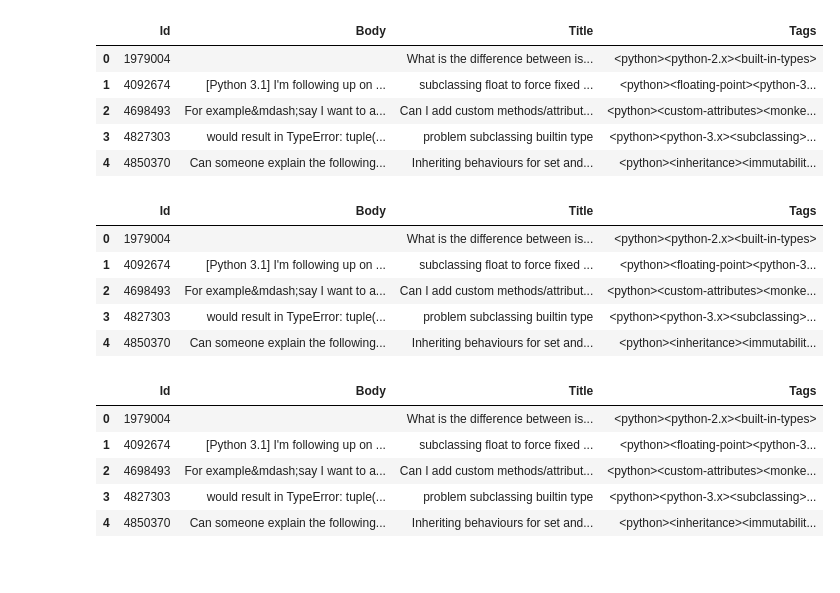
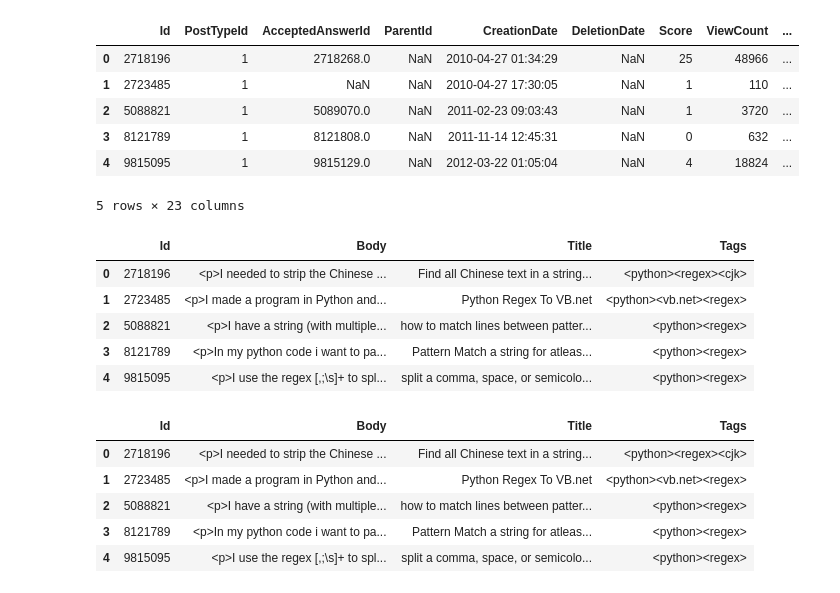
Before and after one commit to ece1786-2022/PyOverflow, a Jupyter notebook: test_data_processing.ipynb, the cells around one changed output. Cells and saved outputs as stored; diff of their text form; code cells hidden in the pictures.

```diff
--- a/test_data_processing.ipynb
+++ b/test_data_processing.ipynb
@@ -1,28 +1,28 @@
 # %%
 # import csv files from data/test_data
 import pandas as pd
 
-
-data = pd.read_csv('data/Test/built-in types.csv')
+data = pd.read_csv('data/Test/regex.csv')
 data.head()
 # %% [output]
-|  | Id | Body | Title | Tags |
-| 0 | 1979004 |  | What is the difference between is... | <python><python-2.x><built-in-types> |
-| 1 | 4092674 | [Python 3.1] I'm following up on ... | subclassing float to force fixed ... | <python><floating-point><python-3... |
-| 2 | 4698493 | For example&mdash;say I want to a... | Can I add custom methods/attribut... | <python><custom-attributes><monke... |
-| 3 | 4827303 | would result in TypeError: tuple(... | problem subclassing builtin type | <python><python-3.x><subclassing>... |
-| 4 | 4850370 | Can someone explain the following... | Inheriting behaviours for set and... | <python><inheritance><immutabilit... |
+|  | Id | PostTypeId | AcceptedAnswerId | ParentId | CreationDate | DeletionDate | Score | ViewCount | ... |
+| 0 | 2718196 | 1 | 2718268.0 | NaN | 2010-04-27 01:34:29 | NaN | 25 | 48966 | ... |
+| 1 | 2723485 | 1 | NaN | NaN | 2010-04-27 17:30:05 | NaN | 1 | 110 | ... |
+| 2 | 5088821 | 1 | 5089070.0 | NaN | 2011-02-23 09:03:43 | NaN | 1 | 3720 | ... |
+| 3 | 8121789 | 1 | 8121808.0 | NaN | 2011-11-14 12:45:31 | NaN | 0 | 632 | ... |
+| 4 | 9815095 | 1 | 9815129.0 | NaN | 2012-03-22 01:05:04 | NaN | 4 | 18824 | ... |
+5 rows × 23 columns
 # %%
 # remove all the columns except for id, body, title and tags
 data = data[['Id', 'Body', 'Title', 'Tags']]
 data.head()
 # %% [output]
 |  | Id | Body | Title | Tags |
-| 0 | 1979004 |  | What is the difference between is... | <python><python-2.x><built-in-types> |
-| 1 | 4092674 | [Python 3.1] I'm following up on ... | subclassing float to force fixed ... | <python><floating-point><python-3... |
-| 2 | 4698493 | For example&mdash;say I want to a... | Can I add custom methods/attribut... | <python><custom-attributes><monke... |
-| 3 | 4827303 | would result in TypeError: tuple(... | problem subclassing builtin type | <python><python-3.x><subclassing>... |
-| 4 | 4850370 | Can someone explain the following... | Inheriting behaviours for set and... | <python><inheritance><immutabilit... |
+| 0 | 2718196 | <p>I needed to strip the Chinese ... | Find all Chinese text in a string... | <python><regex><cjk> |
+| 1 | 2723485 | <p>I made a program in Python and... | Python Regex To VB.net | <python><vb.net><regex> |
+| 2 | 5088821 | <p>I have a string (with multiple... | how to match lines between patter... | <python><regex> |
+| 3 | 8121789 | <p>In my python code i want to pa... | Pattern Match a string for atleas... | <python><regex> |
+| 4 | 9815095 | <p>I use the regex [,;\s]+ to spl... | split a comma, space, or semicolo... | <python><regex> |
 # %%
 # remove everything in between <code> and </code> tags
 # remove all the html tags
@@ -34,11 +34,11 @@ data['Body'] = data['Body'].apply(remove_code_tags)
 data.head()
 # %% [output]
 |  | Id | Body | Title | Tags |
-| 0 | 1979004 |  | What is the difference between is... | <python><python-2.x><built-in-types> |
-| 1 | 4092674 | [Python 3.1] I'm following up on ... | subclassing float to force fixed ... | <python><floating-point><python-3... |
-| 2 | 4698493 | For example&mdash;say I want to a... | Can I add custom methods/attribut... | <python><custom-attributes><monke... |
-| 3 | 4827303 | would result in TypeError: tuple(... | problem subclassing builtin type | <python><python-3.x><subclassing>... |
-| 4 | 4850370 | Can someone explain the following... | Inheriting behaviours for set and... | <python><inheritance><immutabilit... |
+| 0 | 2718196 | <p>I needed to strip the Chinese ... | Find all Chinese text in a string... | <python><regex><cjk> |
+| 1 | 2723485 | <p>I made a program in Python and... | Python Regex To VB.net | <python><vb.net><regex> |
+| 2 | 5088821 | <p>I have a string (with multiple... | how to match lines between patter... | <python><regex> |
+| 3 | 8121789 | <p>In my python code i want to pa... | Pattern Match a string for atleas... | <python><regex> |
+| 4 | 9815095 | <p>I use the regex [,;\s]+ to spl... | split a comma, space, or semicolo... | <python><regex> |
 # %%
 data['Body'] = data['Body'].str.replace('<.*?>', '')
 
```
Also changed, not shown: parts of 3 cells of this notebook, 1 other file.
